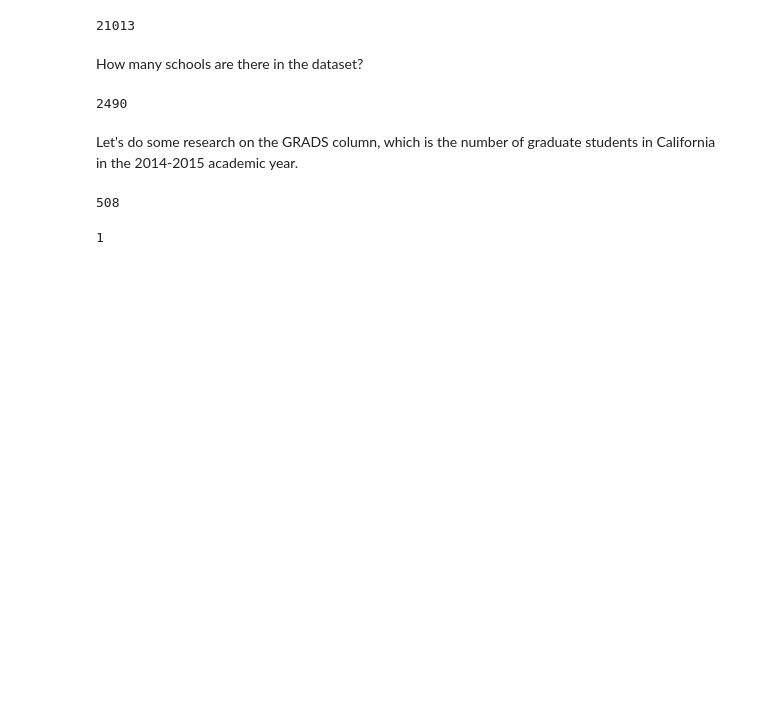
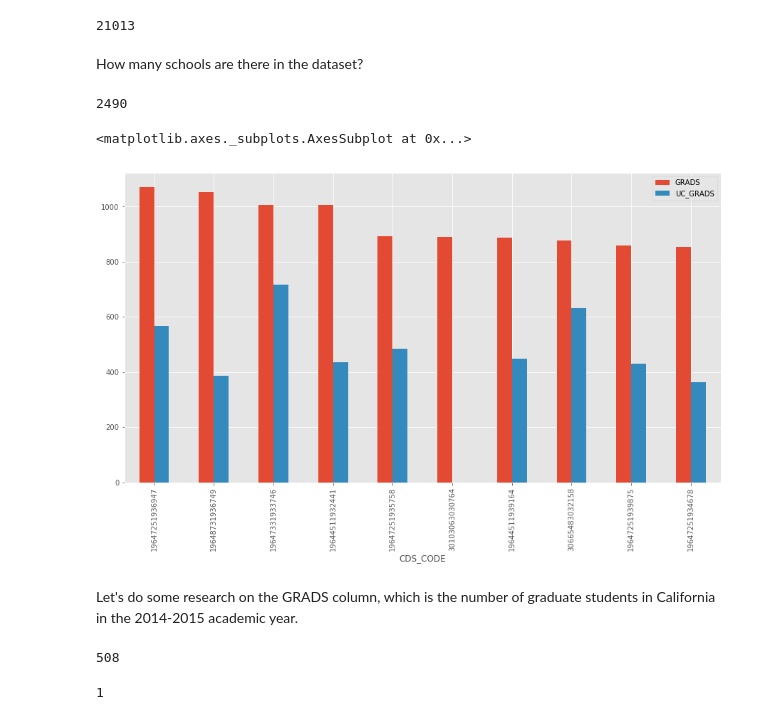
Before and after one commit to numanyilmaz/analyzing-graduate-students-data-with-pandas, a Jupyter notebook: Education Project.ipynb, the cells around one changed output. Saved outputs shown, nothing was run; the diff lists cells and outputs as text; code cells hidden in the pictures; blank space fills up the shorter version.

Commit message:
grouped by added

```diff
--- a/Education Project.ipynb
+++ b/Education Project.ipynb
@@ -116,6 +118,12 @@ How many schools are there in the dataset?
 len(df['CDS_CODE'].unique())
 # %% [output]
 2490
+# %%
+grouped = df.groupby(['CDS_CODE']).sum().sort_values('GRADS', ascending=False).head(10)[['GRADS','UC_GRADS']]
+grouped.plot(kind='bar', figsize=(15, 8))
+# %% [output]
+<matplotlib.axes._subplots.AxesSubplot at 0x...>
+[figure, added]
 # %% [markdown]
 Let's do some research on the GRADS column, which is the number of graduate students in California in the 2014-2015 academic year.
 # %%
```
Also changed, not shown: parts of 3 cells of this notebook.
